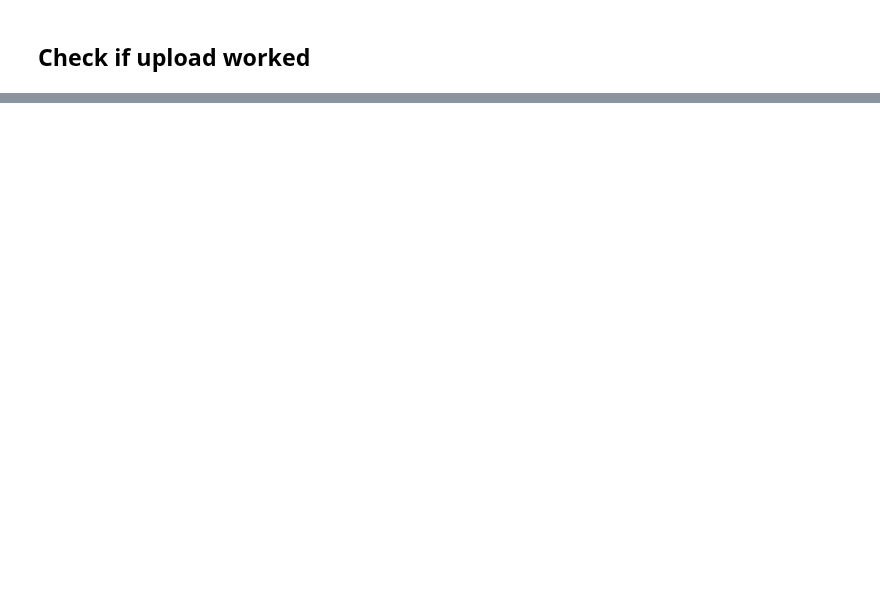
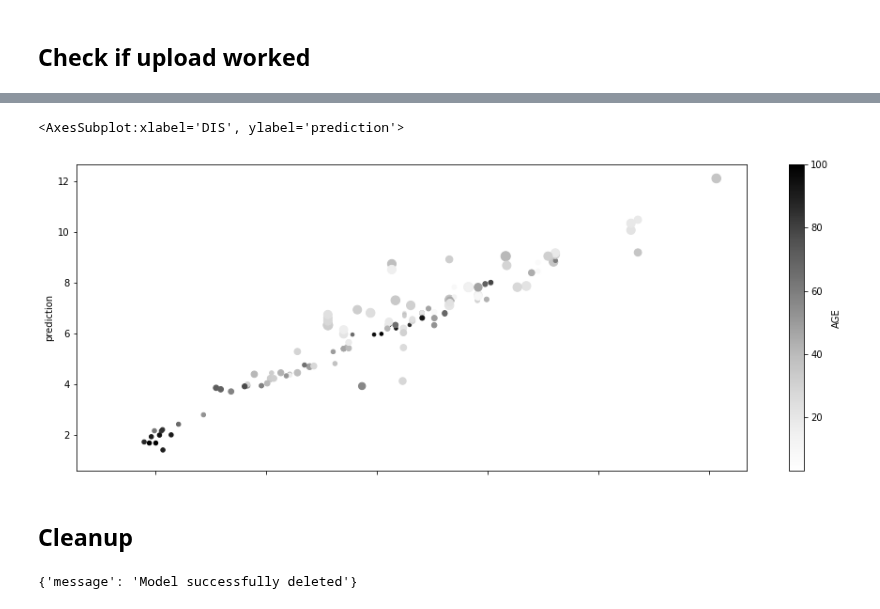
Before and after one commit to waylayio/demo-general, a Jupyter notebook: byoml/normalization-examples/scikit-normalize.ipynb, the cells around one changed output, grey strips where cells are left out. Cells and saved outputs as stored; diff of their text form; code cells hidden in the pictures; blank space fills up the shorter version.

```diff
--- a/byoml/normalization-examples/scikit-normalize.ipynb
+++ b/byoml/normalization-examples/scikit-normalize.ipynb
@@ -173 +201,4 @@ def upload_model(model_name, description, upload_url, api_key, api_secret):
+# %%
+from waylay import WaylayClient, RestResponseError
+waylay = WaylayClient.from_profile()
 # %%
@@ -213,0 +255,12 @@ requests.post(byom_url + '/' + model_name + '/predict',
+# %%
+from tenacity import Retrying, stop_after_attempt, wait_fixed, TryAgain
+
+for attempt in Retrying(stop=stop_after_attempt(10), wait=wait_fixed(5), reraise=True):
+    with attempt:
+
+        result = waylay.byoml.model.predict(model_name, X)
+
+import pandas as pd
+df = pd.DataFrame(dataset.data, columns=dataset.feature_names)
+df['prediction'] = result
+df
@@ -213,0 +281,11 @@ requests.post(byom_url + '/' + model_name + '/predict',
+# %%
+df.plot.scatter( x="DIS", y='prediction', s='ZN', c='AGE', figsize=(16, 6))
+# %% [output]
+<AxesSubplot:xlabel='DIS', ylabel='prediction'>
+[figure, added]
+# %% [markdown]
+## Cleanup
+# %%
+waylay.byoml.model.remove(model_name)
+# %% [output]
+{'message': 'Model successfully deleted'}
```
Also changed, not shown: parts of 12 cells of this notebook, 35 other files.
